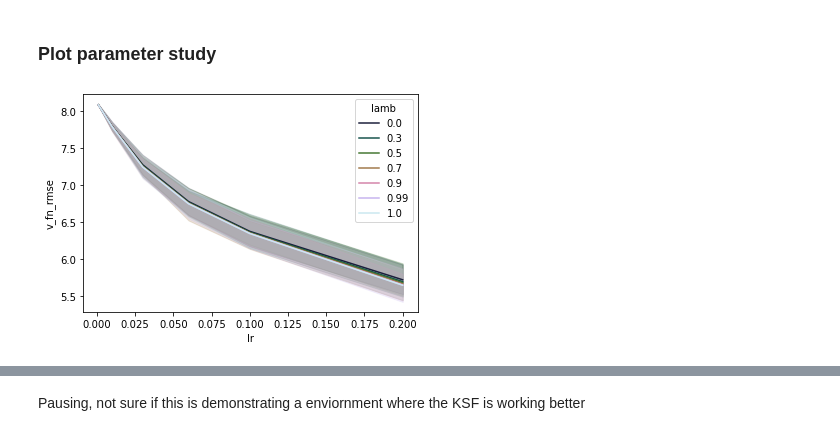
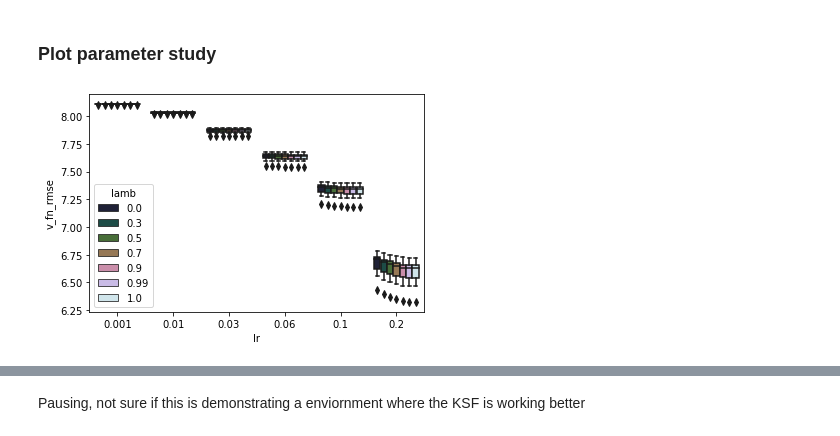
Before and after one commit to im-ant/sr-return, a Jupyter notebook: linear/analysis/2021-01-24_174123_fan-out-binary-tree_KSF.ipynb, the cells around one changed output, grey strips where cells are left out. Saved outputs shown, nothing was run; the diff lists cells and outputs as text; code cells hidden in the pictures.

Commit message:
updated fan in and fan out environments, as well as the random chain env with new plots. adding the example illustrative linear chain

```diff
--- a/linear/analysis/2021-01-24_174123_fan-out-binary-tree_KSF.ipynb
+++ b/linear/analysis/2021-01-24_174123_fan-out-binary-tree_KSF.ipynb
@@ -107,42 +145,33 @@ EpisSummed_df[0:3]
 # %% [markdown]
 ### Plot parameter study
 # %%
-def lr_rmse_lineplot(data, y='v_fn_rmse', filters=None):
-    # ==
-    plt_x = 'lr'
-    plt_hue = 'lamb'
-    plt_ci = 95
-    plt_n_boot = 100
-
+def lr_rmse_boxplot(data, x='lr', y='v_fn_rmse', hue='lamb', filters=None):
     # ==
     # Filters
     if filters is None:
         filters = {
             'agentCls_name': 'SFReturnAgent',
             'eta_trace': 0.0,
             'env_kwargs': "{'depth': 5, 'terminal_high_rew_prob': 1.0}",
             'use_true_sf_params': False,
             'use_true_reward_params': False,
         }
 
     df = data.copy(deep=True)
     for k in filters:
         df = df[df[k] == filters[k]]
 
     # round
-    df[plt_hue] = [round(e, 3) for e in df[plt_hue]]
+    df[hue] = [round(e, 3) for e in df[hue]]
     # hues
-    n_hues = len(set(df[plt_hue].values))
+    n_hues = len(set(df[hue].values))
     c_palette = sns.color_palette("cubehelix", n_hues)
 
 
-    sns.lineplot(x=plt_x, y=y, hue=plt_hue,
-                 ci=plt_ci, n_boot=plt_n_boot,
-                 palette=c_palette,
-                 data=df)
+    sns.boxplot(x=x, y=y, hue=hue,
+                palette=c_palette,
+                data=df)
 
-lr_rmse_lineplot(Data_df)
-#plt.yscale('log')
-#plt.xscale('log')
+lr_rmse_boxplot(episAvg_df)
 # %% [output]
-[figure, old version]
+[figure, new version]
```
Also changed, not shown: parts of 4 cells of this notebook, 3 other files.
